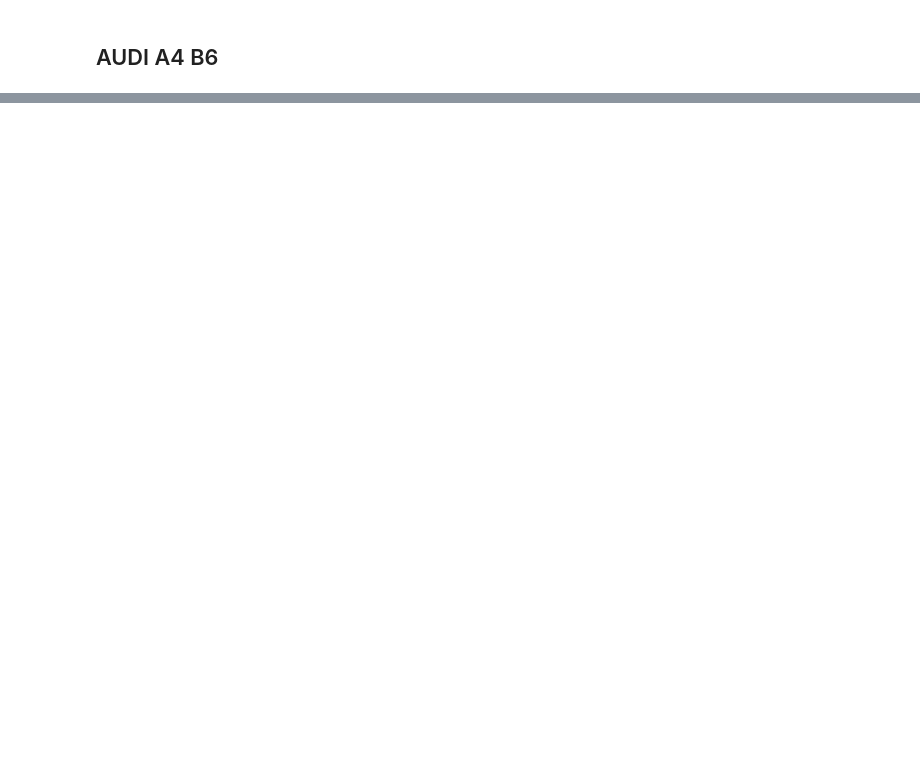
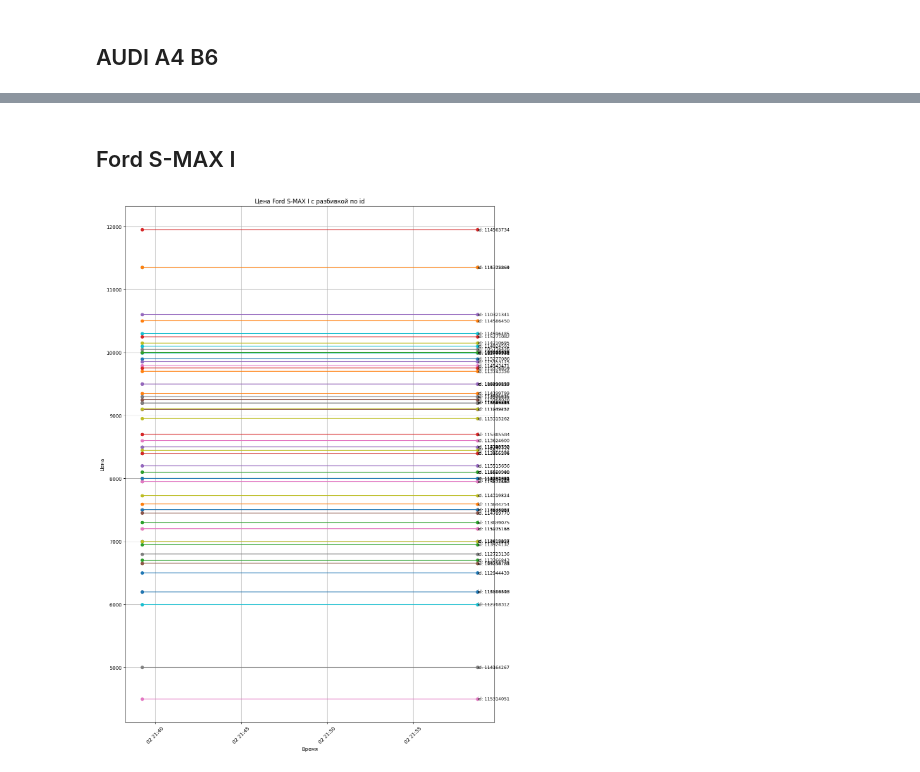
Before and after one commit to mkharytonau/car-insider, a Jupyter notebook: insights.ipynb, the cells around one changed output, grey strips where cells are left out. Saved outputs shown, nothing was run; the diff lists cells and outputs as text; code cells hidden in the pictures; blank space fills up the shorter version.

```diff
--- a/insights.ipynb
+++ b/insights.ipynb
@@ -158,0 +174,8 @@ show_insights(volvo_xc60_ii_insights)
+# %% [markdown]
+## Ford S-MAX I
+# %%
+ford_smax_i_history = list(filter(lambda x: x['model'] == 'Ford S-MAX I', history))
+# %%
+plot_price_by_date(ford_smax_i_history, 'Ford S-MAX I')
+# %% [output]
+[figure, added]
```
Also changed, not shown: parts of 14 cells of this notebook, 3 other files.
